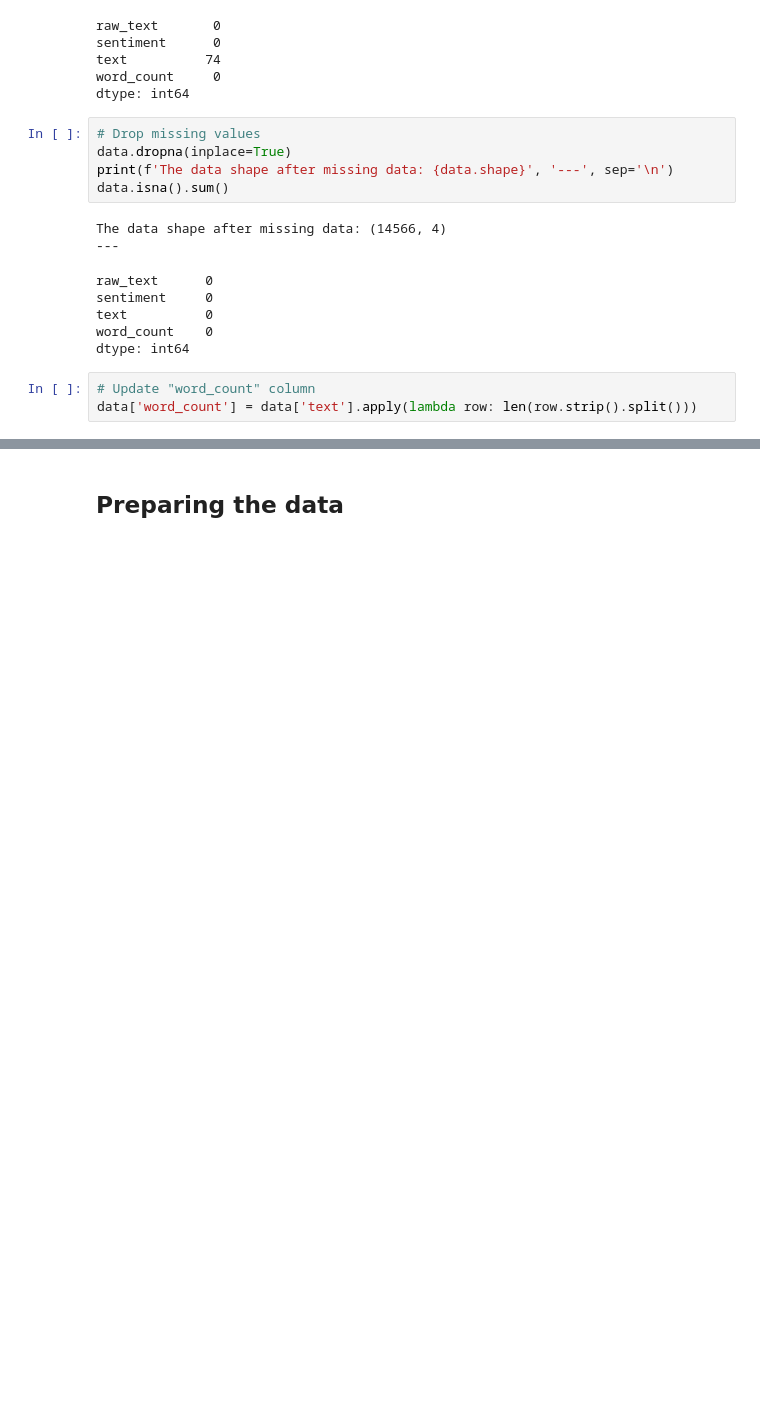
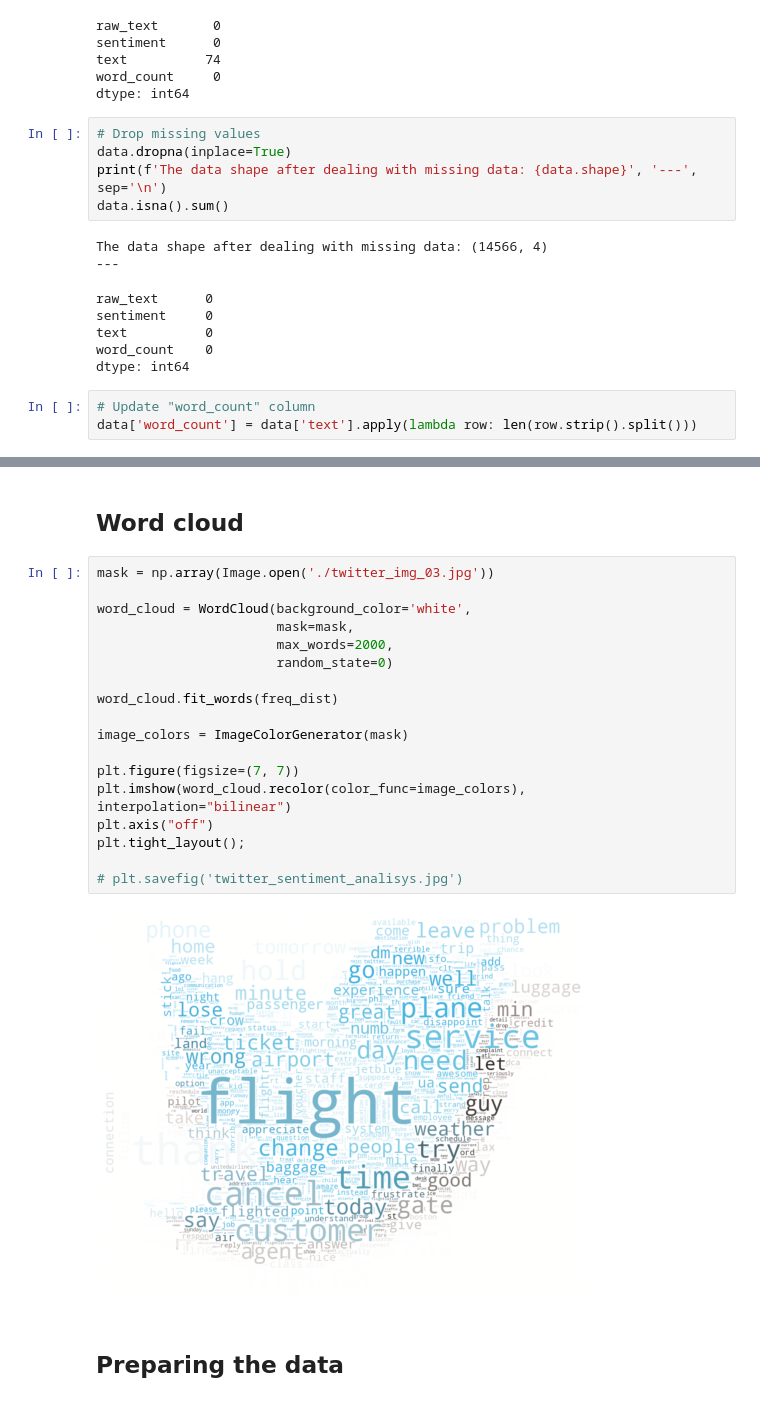
Before and after one commit to Geilson-Araujo/twitter_us_airline_sentiment-, a Jupyter notebook: airline_sentiment_analysis.ipynb, the cells around one changed output, grey strips where cells are left out. Drawn from its saved outputs; the diff is of its cells as text; blank space fills up the shorter version.

Commit message:
Adding a word cloud

```diff
--- a/airline_sentiment_analysis.ipynb
+++ b/airline_sentiment_analysis.ipynb
@@ -287,10 +280,10 @@ dtype: int64
 # %%
 # Drop missing values
 data.dropna(inplace=True)
-print(f'The data shape after missing data: {data.shape}', '---', sep='\n')
+print(f'The data shape after dealing with missing data: {data.shape}', '---', sep='\n')
 data.isna().sum()
 # %% [output]
-The data shape after missing data: (14566, 4)
+The data shape after dealing with missing data: (14566, 4)
 ---
 raw_text      0
 sentiment     0
@@ -309,6 +302,28 @@ data.sort_values(by='word_count', ascending=False).head()
 | 826 | @united UA938 ORD-LHR. bags are b... | negative | ua ord lhr bag load min late flig... | 20 |
 | 3697 | @united Tks for reply. PSP employ... | negative | tks reply psp employee blame late... | 19 |
 | 9537 | @USAirways Customer service is de... | negative | customer service dead wk flts del... | 18 |
+# %% [markdown]
+## Word cloud
+# %%
+mask = np.array(Image.open('./twitter_img_03.jpg'))
+
+word_cloud = WordCloud(background_color='white',
+                       mask=mask,
+                       max_words=2000,
+                       random_state=0)
+
+word_cloud.fit_words(freq_dist)
+
+image_colors = ImageColorGenerator(mask)
+
+plt.figure(figsize=(7, 7))
+plt.imshow(word_cloud.recolor(color_func=image_colors), interpolation="bilinear")
+plt.axis("off")
+plt.tight_layout();
+
+# plt.savefig('twitter_sentiment_analisys.jpg')
+# %% [output]
+[figure, added]
 # %% [markdown]
 ## Preparing the data
 # %%
```
Also changed, not shown: parts of 30 cells of this notebook, 3 other files.
